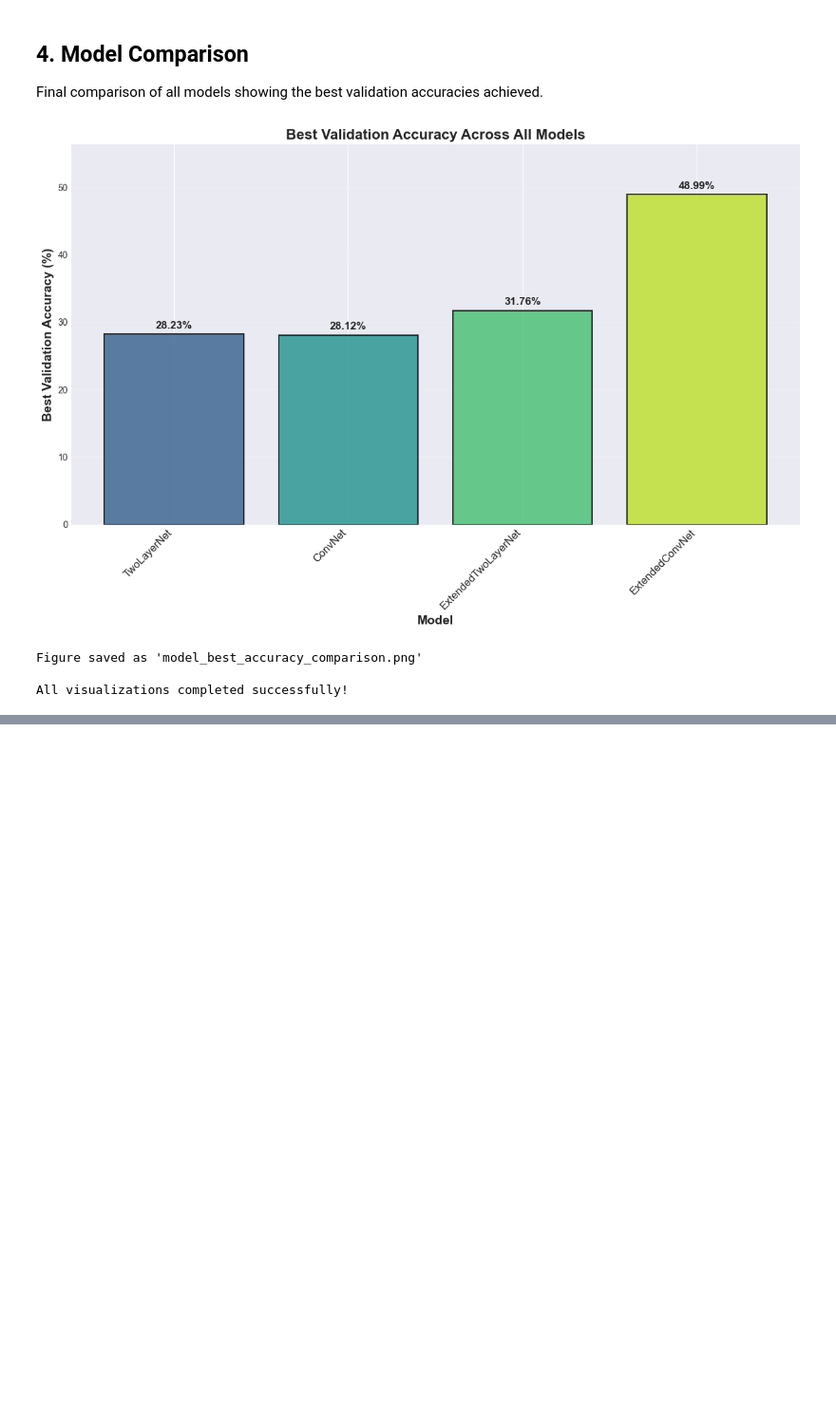
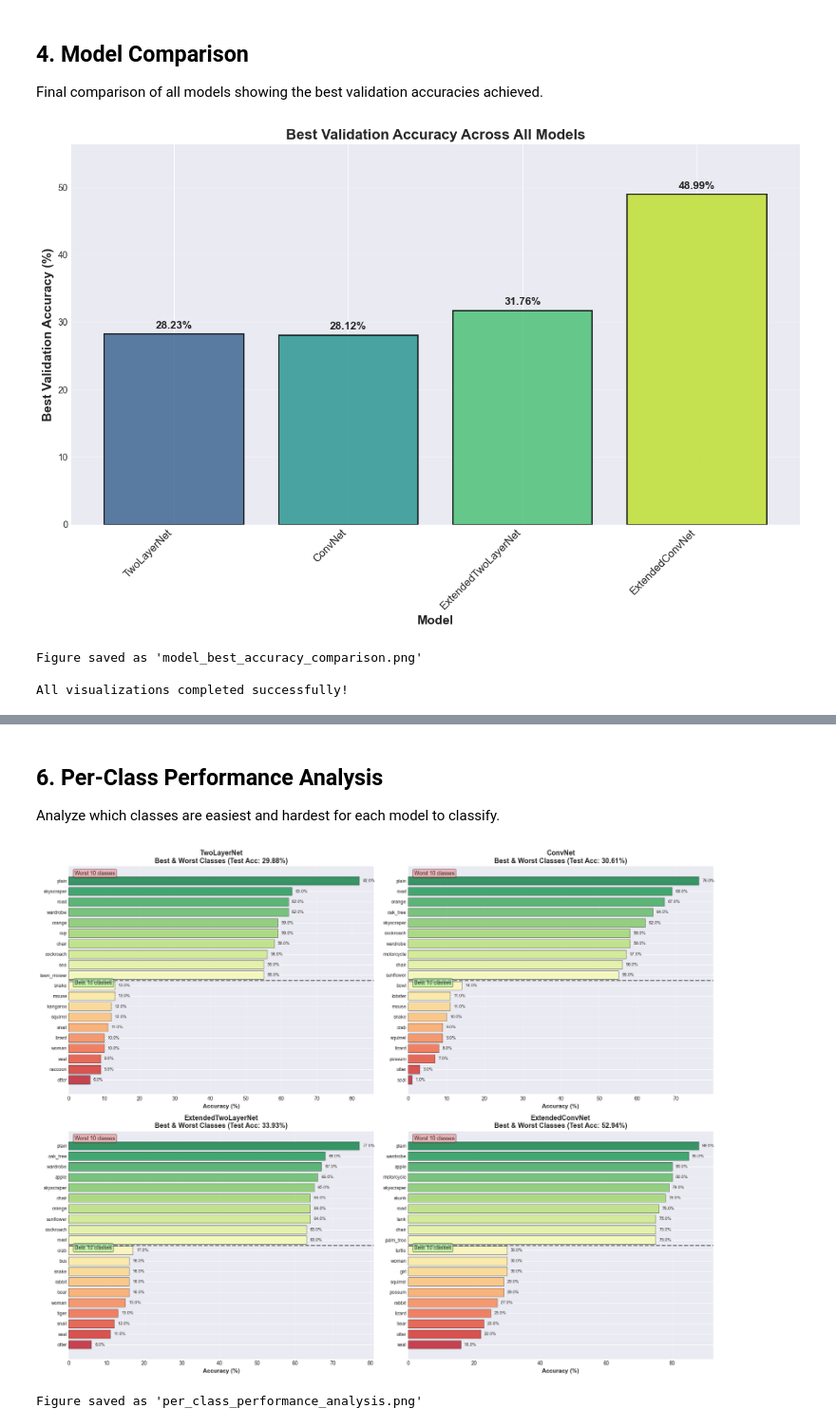
Before and after one commit to maybenzion97/cv1-final-lab-part-2, a Jupyter notebook: model_visualization.ipynb, the cells around one changed output, grey strips where cells are left out. Shown at 95% size. Drawn from its saved outputs; the diff is of its cells as text; code cells hidden in the pictures; blank space fills up the shorter version.

```diff
--- a/model_visualization.ipynb
+++ b/model_visualization.ipynb
@@ -365,0 +616,61 @@ Libraries imported successfully
+# %% [markdown]
+## 6. Per-Class Performance Analysis
+
+Analyze which classes are easiest and hardest for each model to classify.
+# %%
+# Show top-10 best and worst performing classes for each model
+fig, axes = plt.subplots(2, 2, figsize=(18, 14))
+axes = axes.flatten()
+
+for idx, (model_name, results) in enumerate(model_results.items()):
+    ax = axes[idx]
+
+    class_acc = results['class_accuracy']
+
+    # Get top 10 and bottom 10 classes
+    sorted_indices = np.argsort(class_acc)
+    worst_10 = sorted_indices[:10]
+    best_10 = sorted_indices[-10:]
+
+    # Combine for display
+    display_indices = np.concatenate([worst_10, best_10])
+    display_acc = class_acc[display_indices]
+    display_names = [class_names[i][:15] for i in display_indices]  # Truncate long names
+
+    # Create color map (red for worst, green for best)
+    colors = ['red'] * 10 + ['green'] * 10
+    colors_gradient = sns.color_palette("RdYlGn", n_colors=20)
+
+    # Create horizontal bar plot
+    y_pos = np.arange(len(display_names))
+    bars = ax.barh(y_pos, display_acc, color=colors_gradient, alpha=0.8, edgecolor='black', linewidth=0.5)
+
+    ax.set_yticks(y_pos)
+    ax.set_yticklabels(display_names, fontsize=9)
+    ax.set_xlabel('Accuracy (%)', fontsize=11, fontweight='bold')
+    ax.set_title(f'{model_name}\nBest & Worst Classes (Test Acc: {results["test_accuracy"]:.2f}%)',
+                 fontsize=13, fontweight='bold')
+    ax.grid(True, alpha=0.3, axis='x')
+    ax.axhline(y=9.5, color='black', linestyle='--', linewidth=2, alpha=0.5)
+
+    # Add value labels
+    for i, (bar, acc) in enumerate(zip(bars, display_acc)):
+        width = bar.get_width()
+        ax.text(width + 1, bar.get_y() + bar.get_height()/2.,
+                f'{acc:.1f}%',
+                ha='left', va='center', fontsize=8)
+
+    # Add legend
+    ax.text(0.02, 0.98, 'Worst 10 classes', transform=ax.transAxes,
+            fontsize=10, va='top', bbox=dict(boxstyle='round', facecolor='lightcoral', alpha=0.5))
+    ax.text(0.02, 0.50, 'Best 10 classes', transform=ax.transAxes,
+            fontsize=10, va='top', bbox=dict(boxstyle='round', facecolor='lightgreen', alpha=0.5))
+
+plt.tight_layout()
+plt.savefig('per_class_performance_analysis.png', dpi=300, bbox_inches='tight')
+plt.show()
+
+print("Figure saved as 'per_class_performance_analysis.png'")
+# %% [output]
+[figure, added]
+Figure saved as 'per_class_performance_analysis.png'
```
Also changed, not shown: parts of 20 cells of this notebook, 12 other files.
